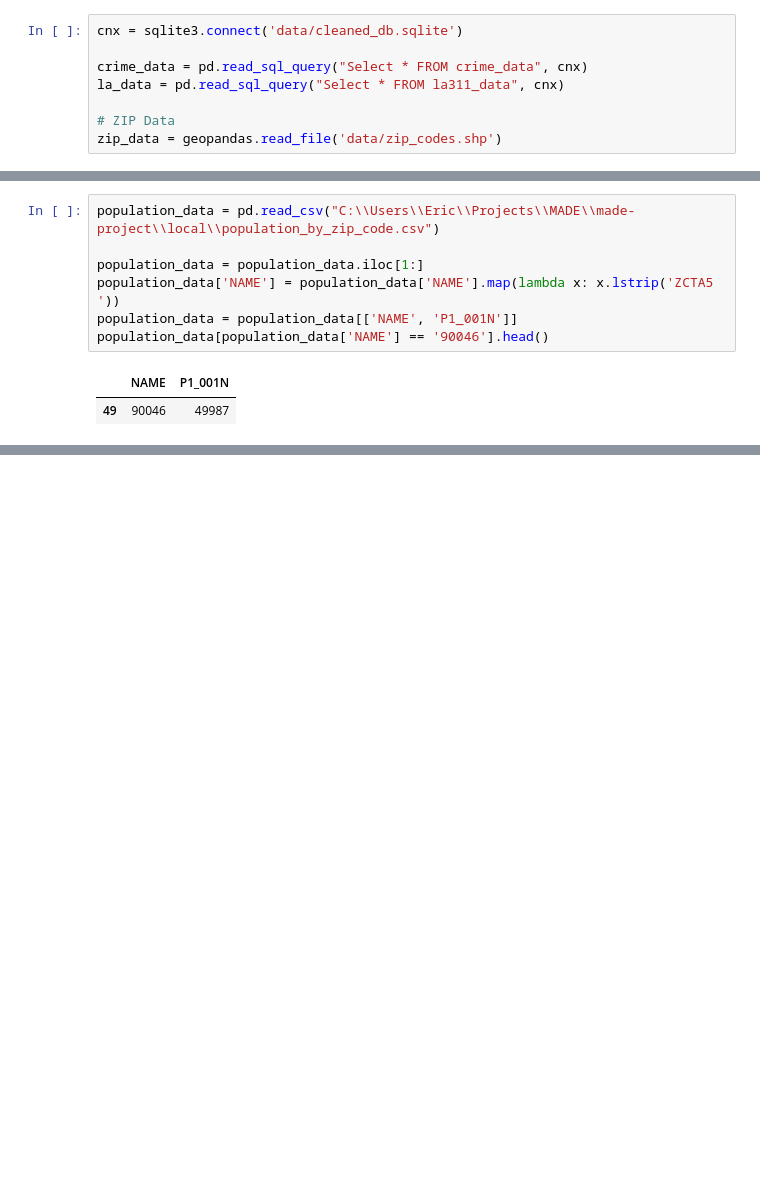
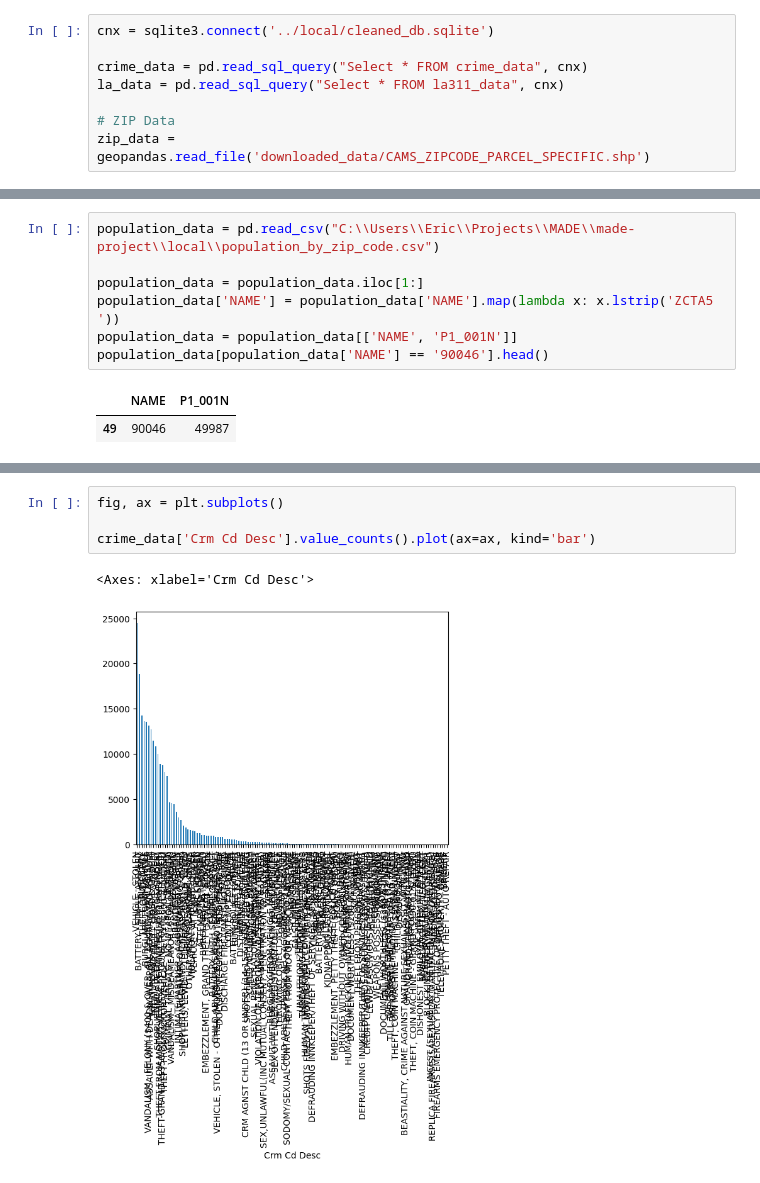
Before and after one commit to Hypnos8/made-project, a Jupyter notebook: project/DataAnalysis.ipynb, the cells around one changed output, grey strips where cells are left out. Drawn from its saved outputs; the diff is of its cells as text; blank space fills up the shorter version.

Commit message:
Bug fixes & working on Data Analysis

```diff
--- a/project/DataAnalysis.ipynb
+++ b/project/DataAnalysis.ipynb
@@ -7,10 +7,10 @@ from pyogrio import geopandas
 # %% [markdown]
 # Load required data sources
 # %%
-cnx = sqlite3.connect('data/cleaned_db.sqlite')
+cnx = sqlite3.connect('../local/cleaned_db.sqlite')
 
 crime_data = pd.read_sql_query("Select * FROM crime_data", cnx)
 la_data = pd.read_sql_query("Select * FROM la311_data", cnx)
 
 # ZIP Data
-zip_data = geopandas.read_file('data/zip_codes.shp')
+zip_data = geopandas.read_file('downloaded_data/CAMS_ZIPCODE_PARCEL_SPECIFIC.shp')
@@ -28,0 +39,7 @@ population_data[population_data['NAME'] == '90046'].head()
+# %%
+fig, ax = plt.subplots()
+
+crime_data['Crm Cd Desc'].value_counts().plot(ax=ax, kind='bar')
+# %% [output]
+<Axes: xlabel='Crm Cd Desc'>
+[figure, added]
```
Also changed, not shown: parts of 8 cells of this notebook, 3 other files.
